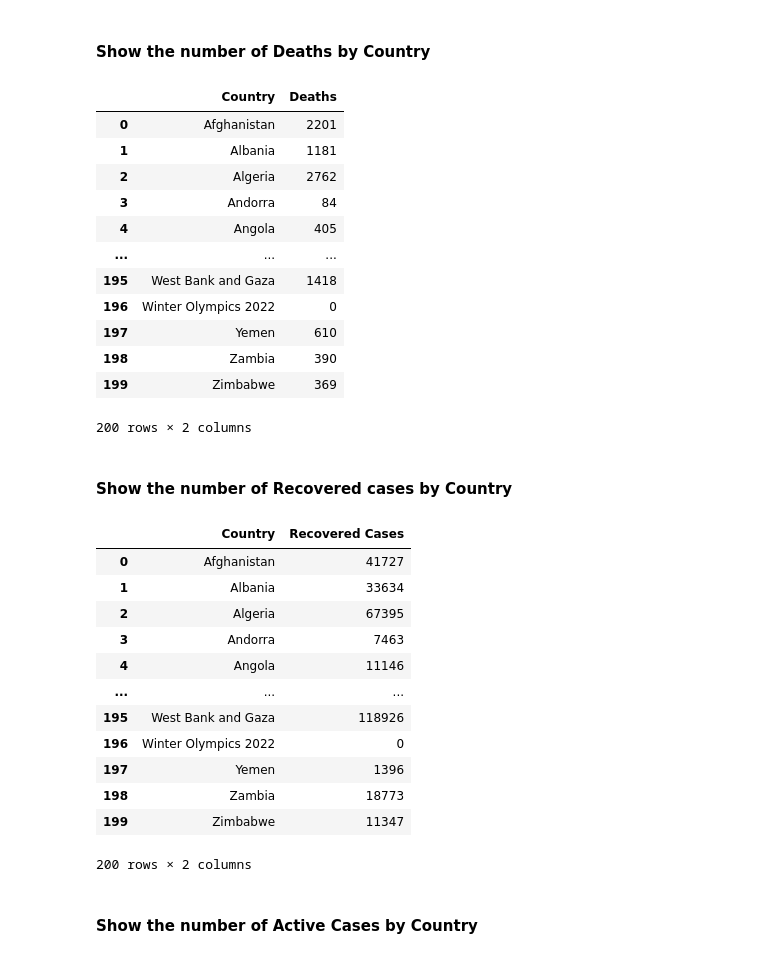
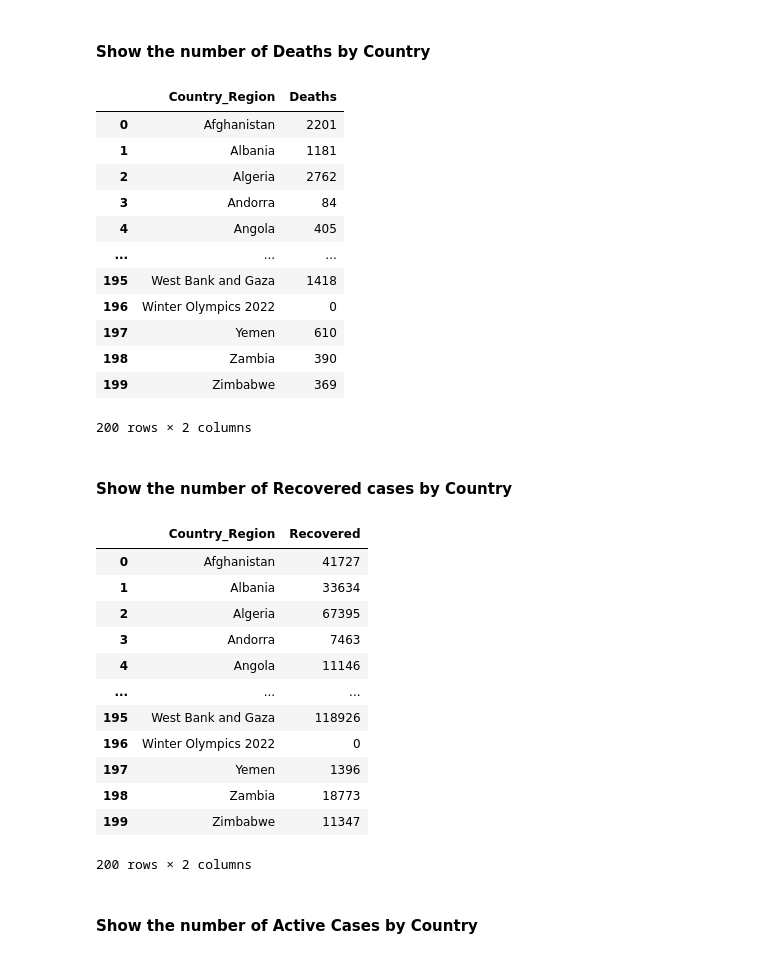
Before and after one commit to catalinalopera/Pandas, a Jupyter notebook: Lecture_02_Pandas_Covid_Analysis_Questions.ipynb, the cells around one changed output. Saved outputs shown, nothing was run; the diff lists cells and outputs as text; code cells hidden in the pictures.

```diff
--- a/Lecture_02_Pandas_Covid_Analysis_Questions.ipynb
+++ b/Lecture_02_Pandas_Covid_Analysis_Questions.ipynb
@@ -166,12 +166,12 @@ deaths_by_country_df = pd.DataFrame(deaths_by_country)
 deaths_by_country_df.reset_index(inplace=True)
 
 # Rename the columns for clarity
-deaths_by_country_df.columns = ['Country', 'Deaths']
+deaths_by_country_df.columns = ['Country_Region', 'Deaths']
 
 # Display the DataFrame
 display(deaths_by_country_df)
 # %% [output]
-|  | Country | Deaths |
+|  | Country_Region | Deaths |
 | 0 | Afghanistan | 2201 |
 | 1 | Albania | 1181 |
 | 2 | Algeria | 2762 |
@@ -189,17 +189,17 @@ display(deaths_by_country_df)
 # %%
 import pandas as pd
 from IPython.display import display
 
 # Group the data by 'Country_Region' and sum the 'Recovered' cases for each country
 recovered_by_country = df.groupby('Country_Region')['Recovered'].sum().reset_index()
 
 # Rename the columns for clarity
-recovered_by_country.columns = ['Country', 'Recovered Cases']
+recovered_by_country.columns = ['Country_Region', 'Recovered']
 
 # Display the table
 display(recovered_by_country)
 # %% [output]
-|  | Country | Recovered Cases |
+|  | Country_Region | Recovered |
 | 0 | Afghanistan | 41727 |
 | 1 | Albania | 33634 |
 | 2 | Algeria | 67395 |
```
Also changed, not shown: parts of 9 cells of this notebook.
